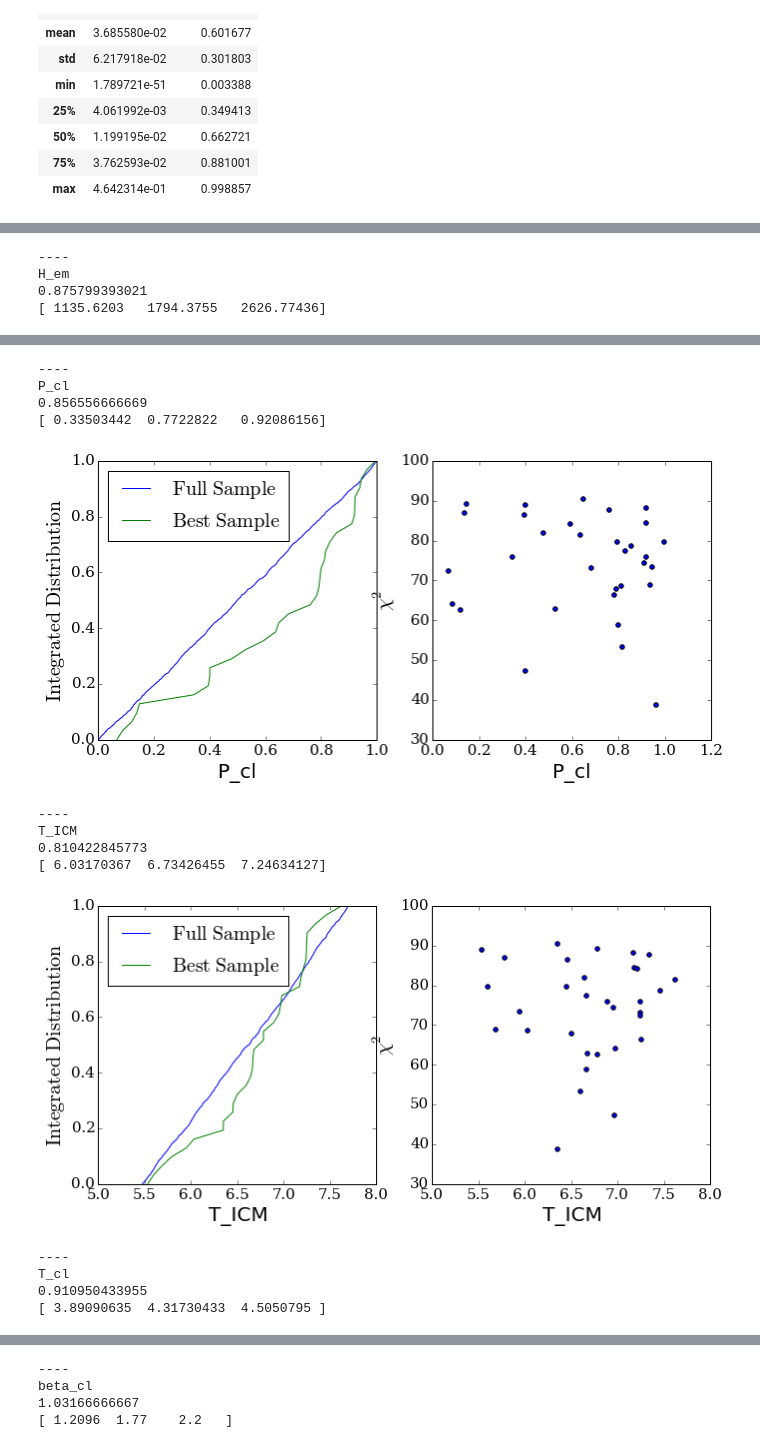
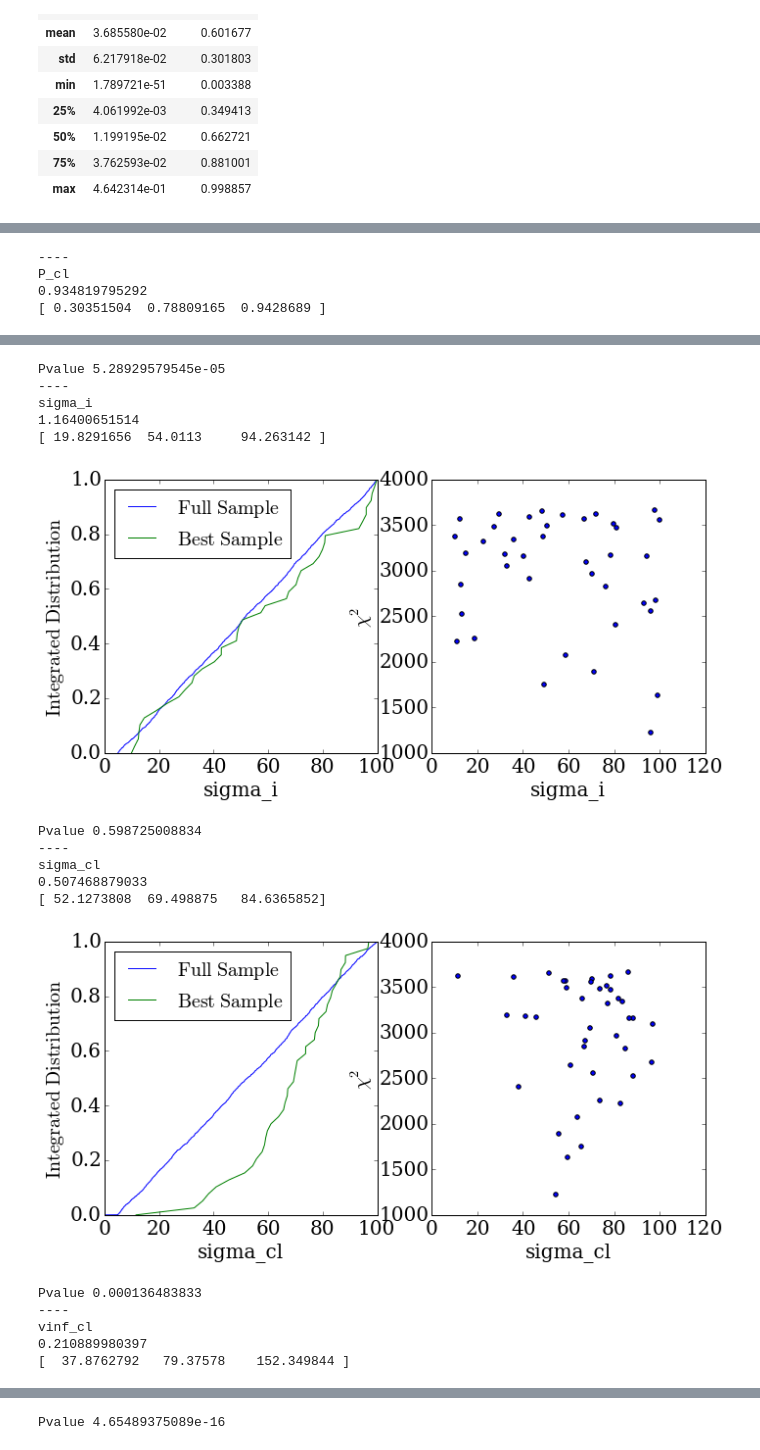
Before and after one commit to astroandes/tololo-lya-fit, a Jupyter notebook: code/multiphase.ipynb, the cells around one changed output, grey strips where cells are left out. Drawn from its saved outputs; the diff is of its cells as text; code cells hidden in the pictures.

Commit message:
reprocessing updated multiphase data

```diff
--- a/code/multiphase.ipynb
+++ b/code/multiphase.ipynb
@@ -45,16 +34,12 @@ f_escape.describe()
 | 75% | 3.762593e-02 | 0.881001 |
 | max | 4.642314e-01 | 0.998857 |
 # %%
-n_best  = 80
 chisq = data.chisq
 min_chisq = chisq.min()
-n_freedom = 107
-chisq_limit = min_chisq + n_freedom*0.5
-sorted_id = argsort(chisq)
+chisq_limit = min_chisq * 3.0
+sorted_id = np.argsort(chisq)
 ii = chisq < chisq_limit
-print chisq_limit
 best_models = data.loc[ii]
 f_esc_best_models = f_escape.loc[ii]
-print chisq[ii]
 print len(chisq[ii])
 # %% [output]
@@ -123,22 +73,24 @@ a = hist(frac)
 def plot_distros(fullsample, subsample, chi2sub, labelx):
     fig = plt.figure(1, figsize=(11,5))
     plt.clf()
-
+    #plt.rc('text', usetex=True,)
+    plt.rc('font', family='serif', size=20)
     #plt.set_ticklabels(ax, size=35)
     n_full = len(fullsample)
     n_sub = len(subsample)
     #print type(fullsample)
     #print fullsample
-    int_full = linspace(0.0,1.0,n_full)
-    int_sub = linspace(0.0, 1.0, n_sub)
+    int_full = np.linspace(0.0,1.0,n_full)
+    int_sub = np.linspace(0.0, 1.0, n_sub)
 
     plt.subplot(121)
-    plt.plot(sort(fullsample), int_full ,label=r'${\rm Full\ Sample}$')
-    plt.plot(sort(subsample), int_sub, label=r'${\rm Best\ Sample}$')
+    plt.plot(np.sort(fullsample), int_full ,label=r'${\rm Full\ Sample}$')
+    plt.plot(np.sort(subsample), int_sub, label=r'${\rm Best\ Sample}$')
     plt.legend(loc=2, prop={'size':20})
 
+    ks_stat, p_value = stats.ks_2samp(fullsample, subsample)
+
     ax = plt.gca()
-    set_ticklabels(ax, size=15)
     plt.xlabel(labelx, fontsize=20)
     plt.ylabel(r'${\rm Integrated\ Distribution}$', fontsize=20)
 
@@ -146,11 +98,11 @@ def plot_distros(fullsample, subsample, chi2sub, labelx):
     plt.scatter(subsample, chi2sub)
 
     ax = plt.gca()
-    set_ticklabels(ax, size=15)
     plt.xlabel(labelx, fontsize=20)
     plt.ylabel(r'$\chi^2$', fontsize=20)
 
     plt.savefig(labelx+'.png')
     plt.show(fig)
     plt.close(fig)
+    return ks_stat, p_value
 # %%
@@ -170,7 +126,9 @@ column_lin = ['H_em', 'P_cl', 'f_cl', 'sigma_i', 'beta_cl', 'sigma_cl', 'vinf_cl
 columns = []
 change = []
 values = []
-for column in data:
+p_values = []
+try_columns = ['P_cl', 'sigma_i', 'sigma_cl', 'vinf_cl']
+for column in try_columns:
     if column in column_log:
         print "----"
         print column
@@ -183,8 +141,10 @@ for column in data:
         change.append(delta_best/delta_all)
         columns.append(column)
         values.append(best_q.values)
-        plot_distros(np.log10(data[column].values), np.log10(best_models[column].values),
+        _, pv = plot_distros(np.log10(data[column].values), np.log10(best_models[column].values),
                      best_models['chisq'].values, column)
+        p_values.append(pv)
+        print "Pvalue {}".format(pv)
     if column in column_lin:
         print "----"
         print column
@@ -197,11 +157,13 @@ for column in data:
         change.append(delta_best/delta_all)
         columns.append(column)
         values.append(best_q.values)
-        plot_distros((data[column].values), (best_models[column].values),
+        _,pv = plot_distros((data[column].values), (best_models[column].values),
                      best_models['chisq'].values, column)
+        p_values.append(pv)
+        print "Pvalue {}".format(pv)
         #print column
 # %% [output]
 ----
-H_em
-0.875799393021
-[ 1135.6203   1794.3755   2626.77436]
+P_cl
+0.934819795292
+[ 0.30351504  0.78809165  0.9428689 ]
@@ -209,14 +171,17 @@ H_em
+Pvalue 5.28929579545e-05
 ----
-P_cl
-0.856556666669
-[ 0.33503442  0.7722822   0.92086156]
+sigma_i
+1.16400651514
+[ 19.8291656  54.0113     94.263142 ]
-[figure, old version]
+[figure, new version]
+Pvalue 0.598725008834
 ----
-T_ICM
-0.810422845773
-[ 6.03170367  6.73426455  7.24634127]
+sigma_cl
+0.507468879033
+[ 52.1273808  69.498875   84.6365852]
-[figure, old version]
+[figure, new version]
+Pvalue 0.000136483833
 ----
-T_cl
-0.910950433955
-[ 3.89090635  4.31730433  4.5050795 ]
+vinf_cl
+0.210889980397
+[  37.8762792   79.37578    152.349844 ]
@@ -224,4 +189 @@ T_cl
-----
-beta_cl
-1.03166666667
-[ 1.2096  1.77    2.2   ]
+Pvalue 4.65489375089e-16
```
Also changed, not shown: parts of 17 cells of this notebook.
